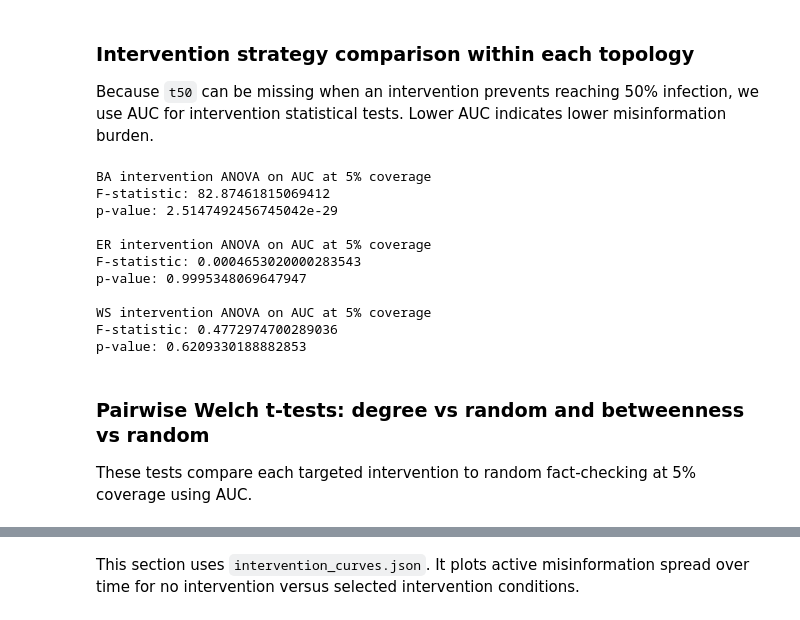
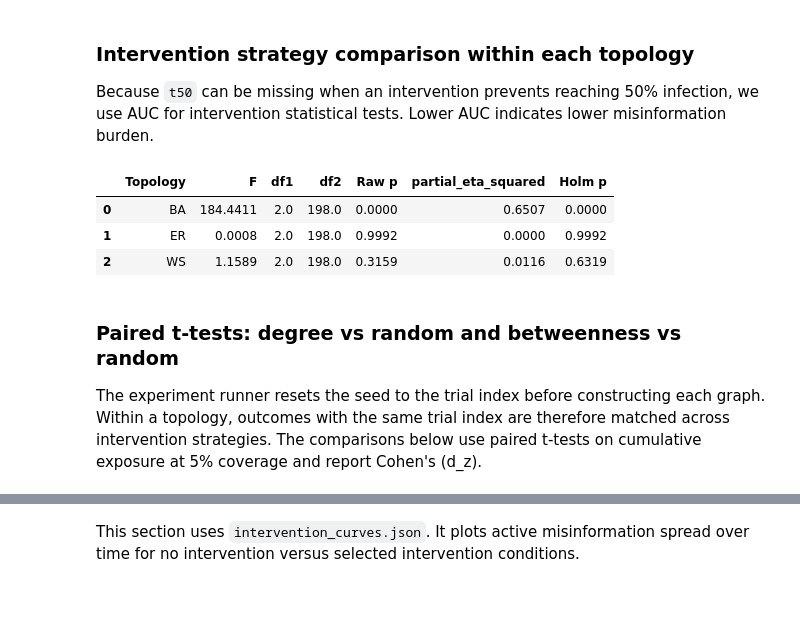
Before and after one commit to ishn29/misinformation-topology-research, a Jupyter notebook: notebooks/intervention_analysis.ipynb, the cells around one changed output, grey strips where cells are left out. Saved outputs shown, nothing was run; the diff lists cells and outputs as text; code cells hidden in the pictures.

```diff
--- a/notebooks/intervention_analysis.ipynb
+++ b/notebooks/intervention_analysis.ipynb
@@ -487,38 +493,59 @@ p-value: 5.274685185719931e-171
 
 Because `t50` can be missing when an intervention prevents reaching 50% infection, we use AUC for intervention statistical tests. Lower AUC indicates lower misinformation burden.
 # %%
+from statsmodels.stats.anova import AnovaRM
+from statsmodels.stats.multitest import multipletests
+
+repeated_rows = []
+
 for topology in ["BA", "ER", "WS"]:
     subset = results[
-        (results["topology"] == topology) &
-        (results["fraction"] == 0.05) &
-        (results["strategy"] != "none")
-    ]
+        (results["topology"] == topology)
+        & (results["fraction"] == 0.05)
+        & (results["strategy"].isin(["random", "degree", "betweenness"]))
+    ][["trial", "strategy", "auc"]].copy()
 
-    groups = [
-        subset[subset["strategy"] == strategy]["auc"].dropna()
-        for strategy in ["random", "degree", "betweenness"]
-    ]
+    repeated_fit = AnovaRM(
+        data=subset,
+        depvar="auc",
+        subject="trial",
+        within=["strategy"],
+    ).fit()
 
-    f_stat, p_value = f_oneway(*groups)
+    row = repeated_fit.anova_table.iloc[0]
+    f_stat = row["F Value"]
+    numerator_df = row["Num DF"]
+    denominator_df = row["Den DF"]
+    p_value = row["Pr > F"]
 
-    print(f"{topology} intervention ANOVA on AUC at 5% coverage")
-    print("F-statistic:", f_stat)
-    print("p-value:", p_value)
-    print()
+    partial_eta_squared = (
+        f_stat * numerator_df
+        / ((f_stat * numerator_df) + denominator_df)
+    )
+
+    repeated_rows.append({
+        "Topology": topology,
+        "F": f_stat,
+        "df1": numerator_df,
+        "df2": denominator_df,
+        "Raw p": p_value,
+        "partial_eta_squared": partial_eta_squared,
+    })
+
+repeated_measures_results = pd.DataFrame(repeated_rows)
+repeated_measures_results["Holm p"] = multipletests(
+    repeated_measures_results["Raw p"],
+    method="holm",
+)[1]
+
+display(repeated_measures_results.round(4))
 # %% [output]
-BA intervention ANOVA on AUC at 5% coverage
-F-statistic: 82.87461815069412
-p-value: 2.5147492456745042e-29
-
-ER intervention ANOVA on AUC at 5% coverage
-F-statistic: 0.0004653020000283543
-p-value: 0.9995348069647947
-
-WS intervention ANOVA on AUC at 5% coverage
-F-statistic: 0.4772974700289036
-p-value: 0.6209330188882853
+|  | Topology | F | df1 | df2 | Raw p | partial_eta_squared | Holm p |
+| 0 | BA | 184.4411 | 2.0 | 198.0 | 0.0000 | 0.6507 | 0.0000 |
+| 1 | ER | 0.0008 | 2.0 | 198.0 | 0.9992 | 0.0000 | 0.9992 |
+| 2 | WS | 1.1589 | 2.0 | 198.0 | 0.3159 | 0.0116 | 0.6319 |
 # %% [markdown]
-### Pairwise Welch t-tests: degree vs random and betweenness vs random
+### Paired t-tests: degree vs random and betweenness vs random
 
-These tests compare each targeted intervention to random fact-checking at 5% coverage using AUC.
+The experiment runner resets the seed to the trial index before constructing each graph. Within a topology, outcomes with the same trial index are therefore matched across intervention strategies. The comparisons below use paired t-tests on cumulative exposure at 5% coverage and report Cohen's \(d_z\).
 # %%
```
Also changed, not shown: parts of 17 cells of this notebook, 7 other files.
